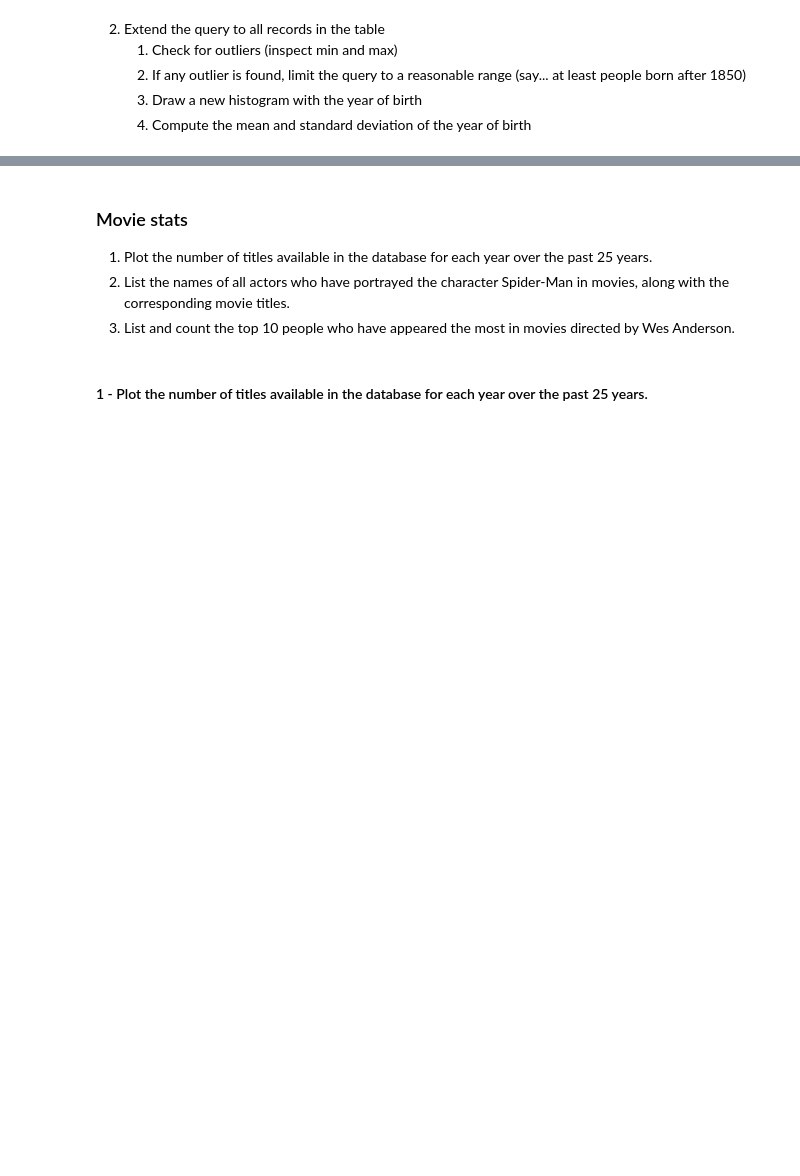
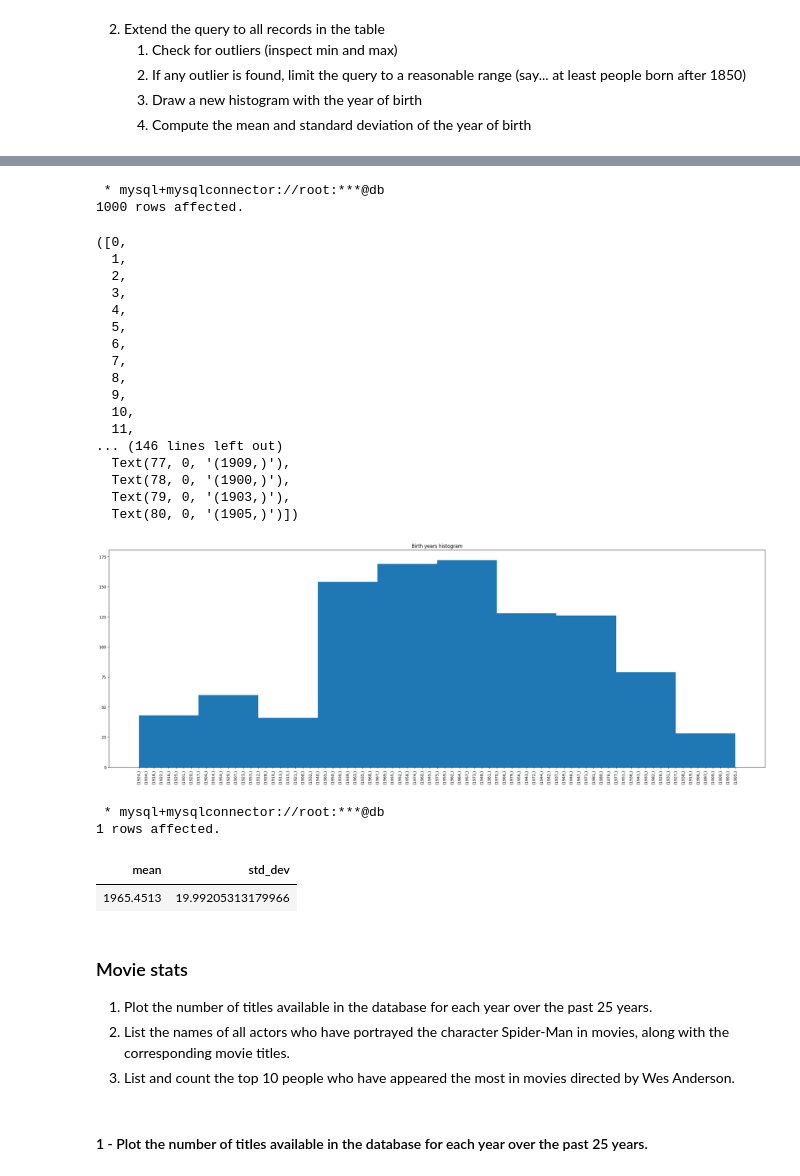
Before and after one commit to mihribanyvs/MAPD-B, a Jupyter notebook: mysql/notebooks/MySQL.ipynb, the cells around one changed output, grey strips where cells are left out. Saved outputs shown, nothing was run; the diff lists cells and outputs as text; code cells hidden in the pictures; blank space fills up the shorter version.

```diff
--- a/mysql/notebooks/MySQL.ipynb
+++ b/mysql/notebooks/MySQL.ipynb
@@ -1366,9 +1450,45 @@ To start working with the IMDb database, we need to import it into our environme
 # %%
 # 2.B
+res_ = %sql SELECT birth_year FROM Names_ WHERE birth_year > 1850 LIMIT 1000;
+# %% [output]
+ * mysql+mysqlconnector://root:***@db
+1000 rows affected.
 # %%
 # 2.C
+years = [str(year) for year in res_]
+plt.figure(figsize=(30,10))
+_ = plt.hist(years,)
+plt.title("Birth years histogram")
+plt.xticks(rotation="vertical")
+# %% [output]
+([0,
+  1,
+  2,
+  3,
+  4,
+  5,
+  6,
+  7,
+  8,
+  9,
+  10,
+  11,
+... (146 lines left out)
+  Text(77, 0, '(1909,)'),
+  Text(78, 0, '(1900,)'),
+  Text(79, 0, '(1903,)'),
+  Text(80, 0, '(1905,)')])
+[figure, added]
 # %%
 # 2.D
+res_ = %sql SELECT AVG(birth_year) AS mean, STDDEV(birth_year) AS std_dev FROM Names_ WHERE birth_year > 1850 LIMIT 1000;
+
+res_
+# %% [output]
+ * mysql+mysqlconnector://root:***@db
+1 rows affected.
+| mean | std_dev |
+| 1965.4513 | 19.99205313179966 |
 # %% [markdown]
 ### Movie stats
 
```
Also changed, not shown: parts of 19 cells of this notebook, 1 other file.
